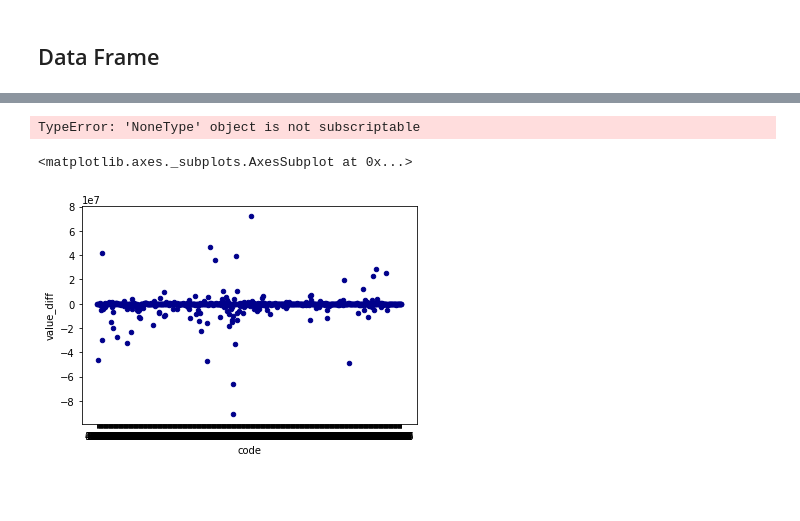
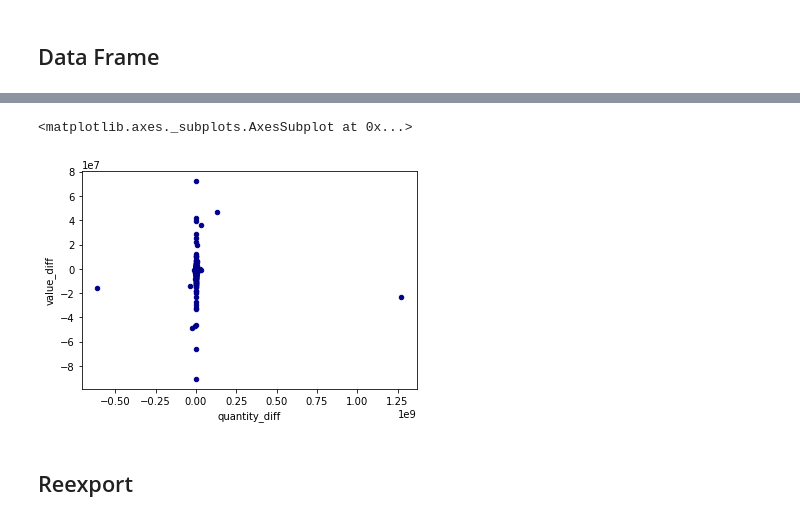
Before and after one commit to kmaneesh/tta, a Jupyter notebook: notebook/in/jp.ipynb, the cells around one changed output, grey strips where cells are left out. Cells and saved outputs as stored; diff of their text form; code cells hidden in the pictures; blank space fills up the shorter version.

```diff
--- a/notebook/in/jp.ipynb
+++ b/notebook/in/jp.ipynb
@@ -83,20 +83,10 @@ df
 | 2912 | 2912 | Aldehydes, whether or not with ot... | 427892 | Weight in kilograms | 4189727 | 481380 | Weight in kilograms | 4584375 | ... |
 | 2913 | 2913 | Aldehydes; halogenated, sulphonat... | 22333 | Weight in kilograms | 273817 | 23418 | Weight in kilograms | 241262 | ... |
 | 2914 | 2914 | Ketones and quinones; whether or ... | 575985 | Weight in kilograms | 14060258 | 525404 | Weight in kilograms | 16106639 | ... |
-# %%
-# Get names of indexes for which column value_diff is less than 1000
-indexNames = df[  (df['value_diff'] <= 1000)  ].index
-# Delete these row indexes from dataFrame
-df = df.drop(indexNames , inplace=True)
-# Get names of indexes for which column value_diff is greater than -1000
-indexNames = df[  (df['value_diff'] >= -1000)  ].index
-# Delete these row indexes from dataFrame
-df.drop(indexNames , inplace=True)
-df
-# %% [output]
-TypeError: 'NoneType' object is not subscriptable
 # %%
-df.plot.scatter(x='code', y='value_diff', c='DarkBlue')
+df.plot.scatter(x='quantity_diff', y='value_diff', c='DarkBlue')
 # %% [output]
 <matplotlib.axes._subplots.AxesSubplot at 0x...>
-[figure, old version]
+[figure, new version]
+# %% [markdown]
+## Reexport
```
Also changed, not shown: parts of 1 cell of this notebook.
